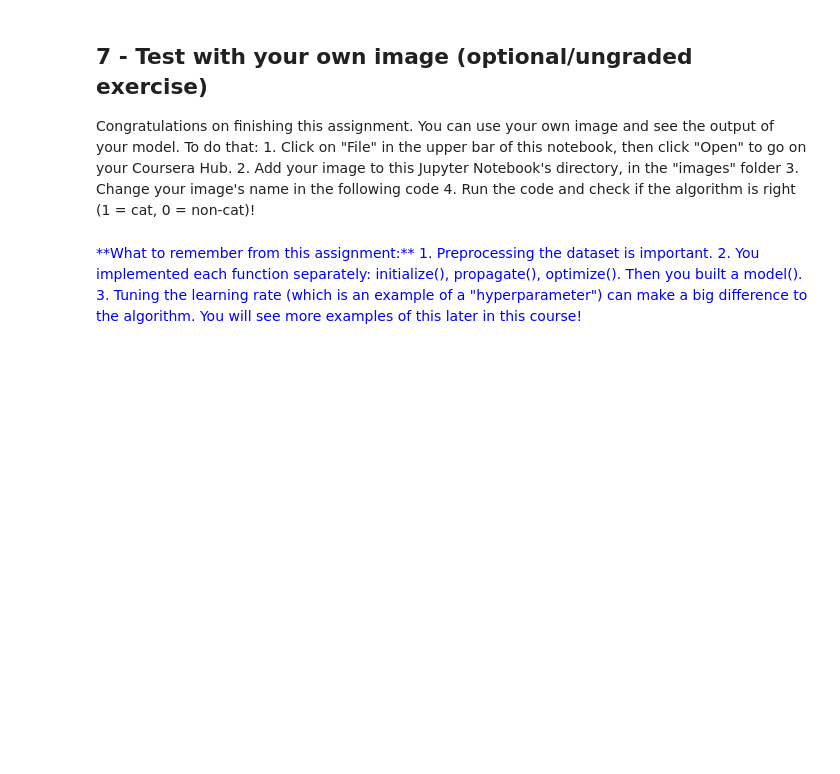
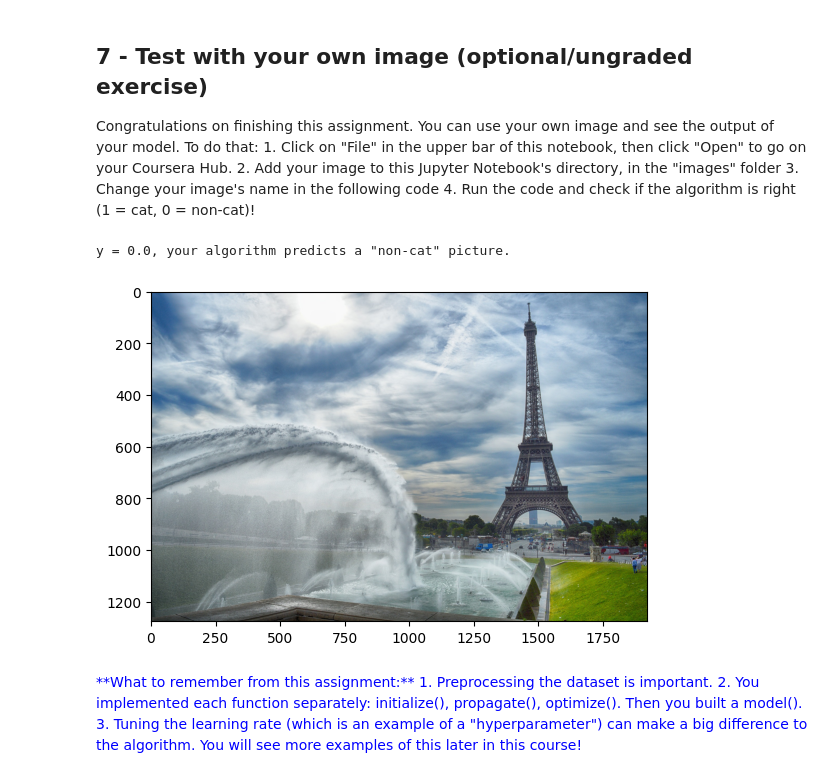
Before and after one commit to wy471x/Deep-Learning, a Jupyter notebook: homework/01.机器学习和神经网络/2.第二周 神经网络基础/编程作业/assignment2_2.ipynb, the cells around one changed output. Saved outputs shown, nothing was run; the diff lists cells and outputs as text; code cells hidden in the pictures; blank space fills up the shorter version.

```diff
--- a/homework/01.机器学习和神经网络/2.第二周 神经网络基础/编程作业/assignment2_2.ipynb
+++ b/homework/01.机器学习和神经网络/2.第二周 神经网络基础/编程作业/assignment2_2.ipynb
@@ -272,7 +272,8 @@ def initialize_with_zeros(dim):
     """
 
     ### START CODE HERE ### (≈ 1 line of code)
-    w = np.zeros((dim, 1))
+    w = np.zeros((dim,1))
+    b = 0.0
     ### END CODE HERE ###
 
     assert(w.shape == (dim, 1))
@@ -530,15 +531,16 @@ def predict(w, b, X):
 
     # Compute vector "A" predicting the probabilities of a cat being present in the picture
     ### START CODE HERE ### (≈ 1 line of code)
-    A = sigmoid(np.dot(w.T, X) + b)
+    A = sigmoid(np.dot(w.T,X) + b)
     ### END CODE HERE ###
 
     for i in range(A.shape[1]):
         # Convert probabilities A[0,i] to actual predictions p[0,i]
         ### START CODE HERE ### (≈ 4 lines of code)
-        if A[0, i] > 0.5:
-            Y_prediction[0, i] = 1
-        else: Y_prediction[0, i] = 0
+        if(A[0][i] <= 0.5):
+            Y_prediction[0][i] = 0
+        else:
+            Y_prediction[0][i] = 1
         ### END CODE HERE ###
 
     assert(Y_prediction.shape == (1, m))
@@ -605,13 +607,13 @@ def model(X_train, Y_train, X_test, Y_test, num_iterations = 2000, learning_rate
     # initialize parameters with zeros (≈ 1 line of code)
     w, b = initialize_with_zeros(X_train.shape[0])
     # Gradient descent (≈ 1 line of code)
-    params, grads, costs = optimize(w, b, X_train, Y_train, num_iterations, learning_rate, print_cost)
+    parameters, grads, costs =  optimize(w, b, X_train, Y_train, num_iterations, learning_rate, print_cost)
     # Retrieve parameters w and b from dictionary "parameters"
-    w = params["w"]
-    b = params["b"]
+    w = parameters["w"]
+    b = parameters["b"]
     # Predict test/train set examples (≈ 2 lines of code)
-    Y_prediction_train = predict(w, b, Y_train)
-    Y_prediction_test = predict(w, b, Y_test)
+    Y_prediction_test = predict(w, b, X_test)
+    Y_prediction_train = predict(w, b, X_train)
     ### END CODE HERE ###
 
     # Print train/test Errors
@@ -631,5 +633,5 @@ def model(X_train, Y_train, X_test, Y_test, num_iterations = 2000, learning_rate
 # %% [markdown]
 Run the following cell to train your model.
 # %%
-d = model(train_set_x, train_set_y, test_set_x, test_set_y, num_iterations = 1000, learning_rate = 0.005, print_cost = True)
+d = model(train_set_x, train_set_y, test_set_x, test_set_y, num_iterations = 2000, learning_rate = 0.005, print_cost = True)
 # %% [output]
@@ -728,17 +760,20 @@ Congratulations on finishing this assignment. You can use your own image and see
     4. Run the code and check if the algorithm is right (1 = cat, 0 = non-cat)!
 # %%
 ## START CODE HERE ## (PUT YOUR IMAGE NAME)
-
+my_image = "my_image2.jpg"
 ## END CODE HERE ##
 
 # We preprocess the image to fit your algorithm.
 fname = "images/" + my_image
-image = np.array(ndimage.imread(fname, flatten=False))
-my_image = scipy.misc.imresize(image, size=(num_px,num_px)).reshape((1, num_px*num_px*3)).T
+image = np.array(imread(fname))
+my_image = np.array(Image.fromarray(image).resize((num_px, num_px), resample=Image.BILINEAR)).reshape((1, num_px*num_px*3)).T
 my_predicted_image = predict(d["w"], d["b"], my_image)
 
 plt.imshow(image)
 print("y = " + str(np.squeeze(my_predicted_image)) + ", your algorithm predicts a \"" + classes[int(np.squeeze(my_predicted_image)),].decode("utf-8") +  "\" picture.")
+# %% [output]
+y = 0.0, your algorithm predicts a "non-cat" picture.
+[figure, added]
 # %% [markdown]
 <font color='blue'>
 **What to remember from this assignment:**
```
Also changed, not shown: parts of 10 cells of this notebook.
